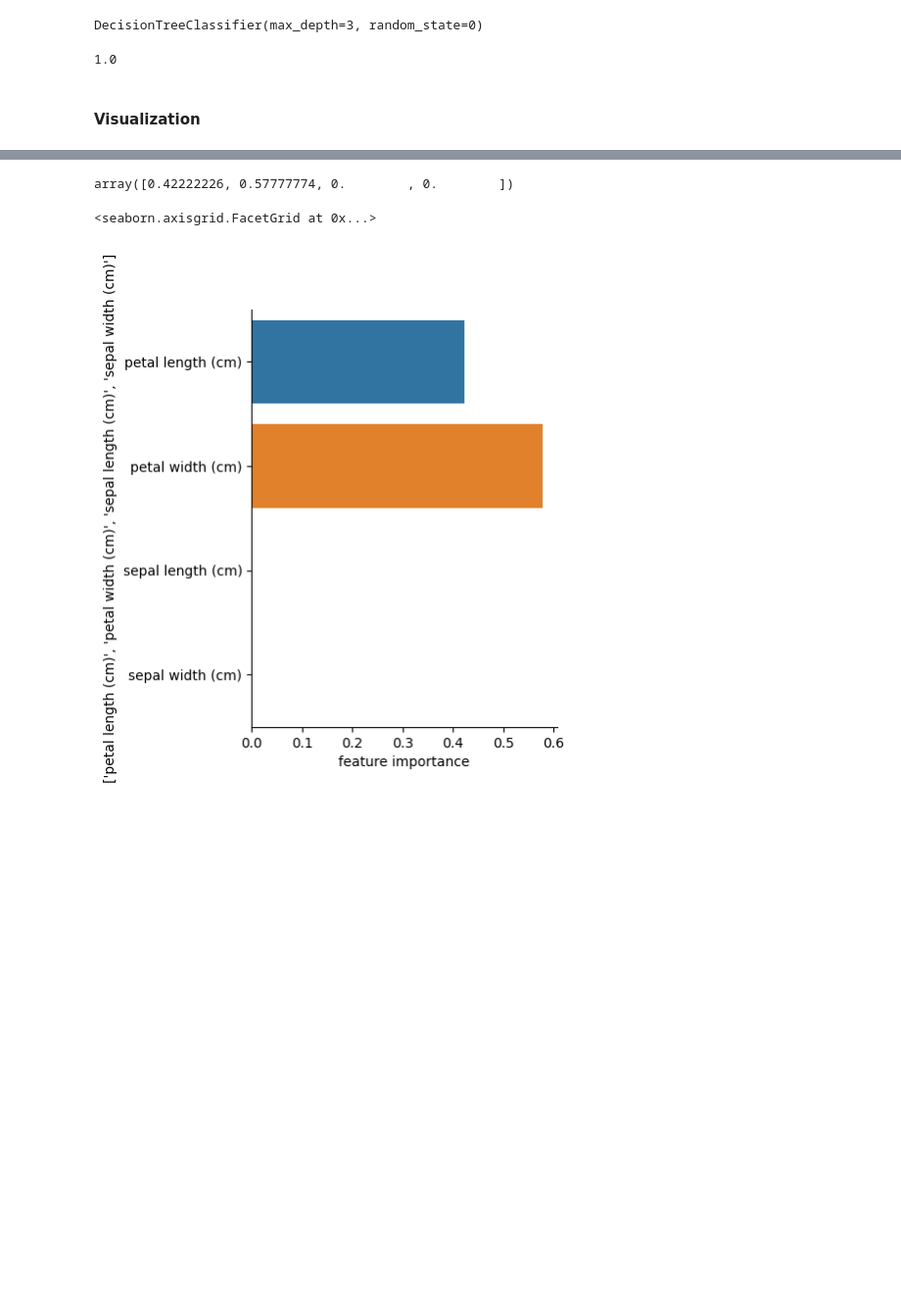
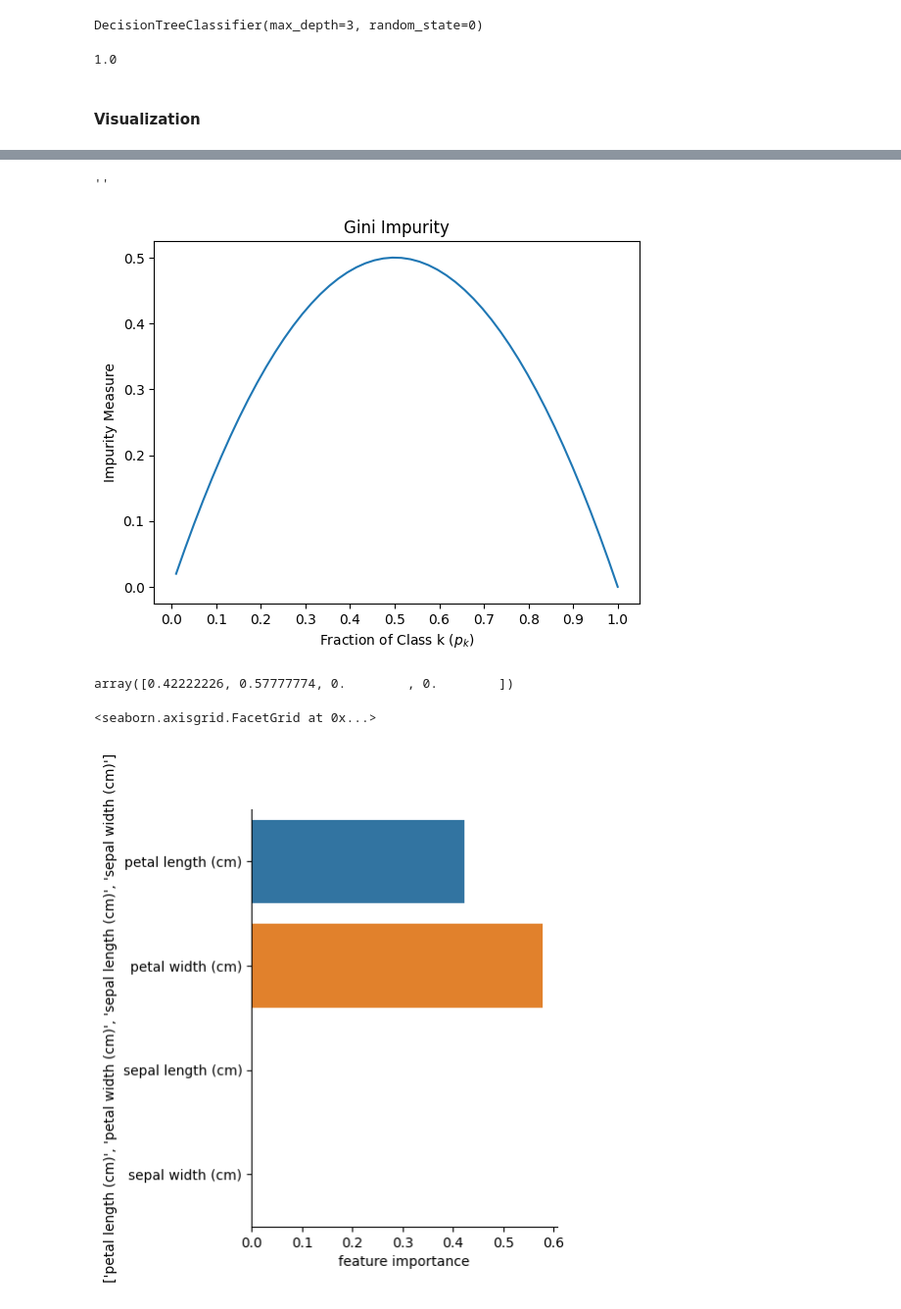
Before and after one commit to ficstamas/FateML, a Jupyter notebook: notebooks/03_decision_models.ipynb, the cells around one changed output, grey strips where cells are left out. Shown: that part at 98% size. Cells and saved outputs as stored; diff of their text form; code cells hidden in the pictures; blank space fills up the shorter version.

Commit message:
Ellaborating on Gini Impurity

```diff
--- a/notebooks/03_decision_models.ipynb
+++ b/notebooks/03_decision_models.ipynb
@@ -171,3 +185,19 @@ graph
+# %%
+import numpy as np
+import matplotlib.pyplot as plt
+
+x = np.linspace(0.01,1)
+y = 1 - (x*x) - (1-x)*(1-x)
+
+plt.plot(x,y)
+plt.title('Gini Impurity')
+plt.xlabel("Fraction of Class k ($p_k$)")
+plt.ylabel("Impurity Measure")
+plt.xticks(np.arange(0,1.1,0.1))
+""
+# %% [output]
+''
+[figure, added]
 # %%
 classification_tree.feature_importances_
 # %% [output]
```
Also changed, not shown: parts of 2 cells of this notebook.
